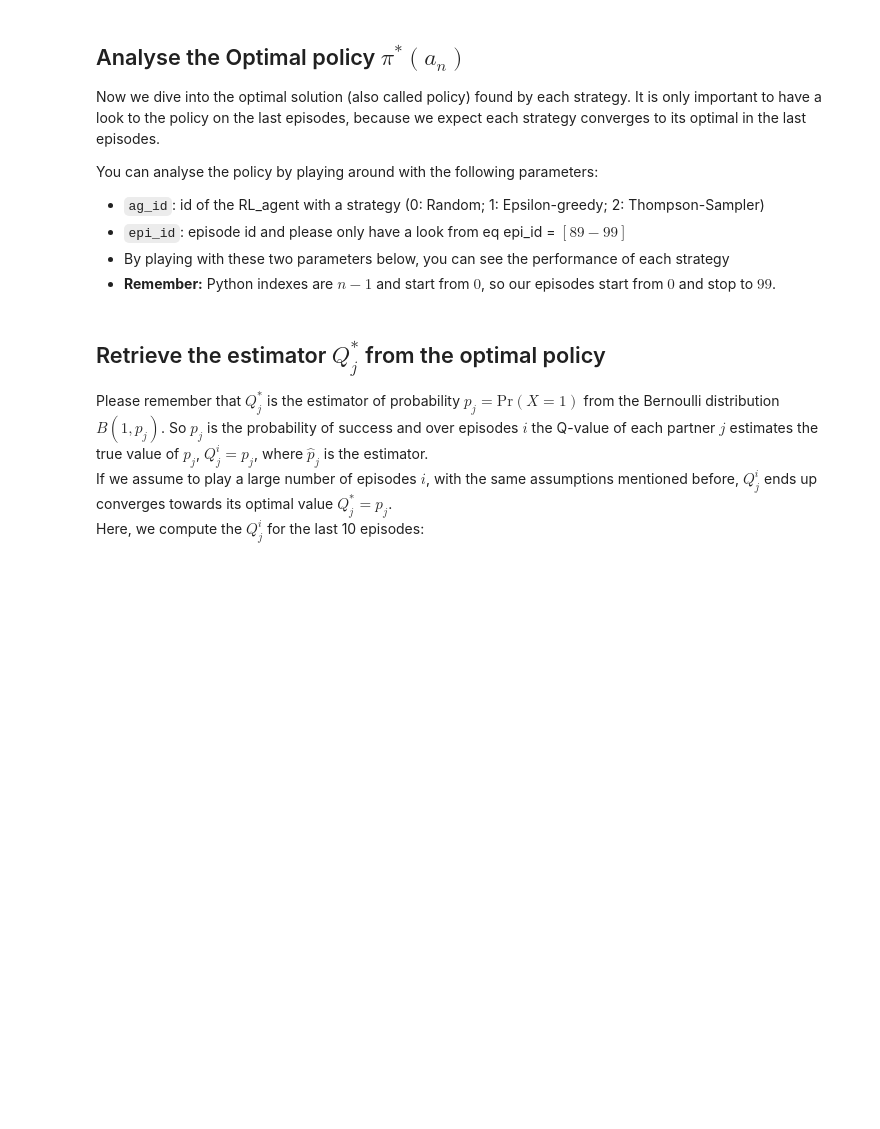
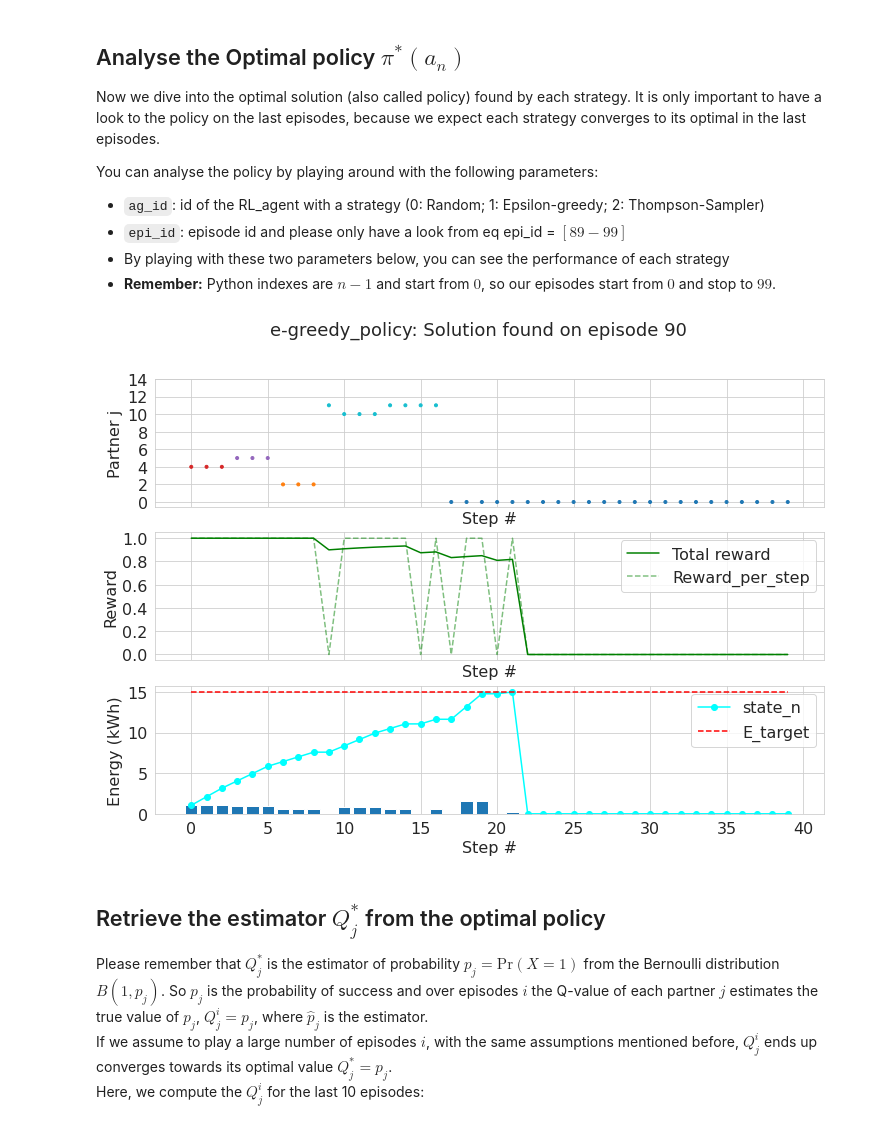
Before and after one commit to tabsa/P2P_market_MAD, a Jupyter notebook: Data_analysis_and_Policy.ipynb, the cells around one changed output. Saved outputs shown, nothing was run; the diff lists cells and outputs as text; code cells hidden in the pictures; blank space fills up the shorter version.

```diff
--- a/Data_analysis_and_Policy.ipynb
+++ b/Data_analysis_and_Policy.ipynb
@@ -189,27 +194,29 @@ You can analyse the policy by playing around with the following parameters:
 # %%
 # Result data structure
 pol_sol = data['policy_sol'] # Optimal policy per agent
 e_target = data['simulation']['target'] # Energy target per episode (array)
 ag_label = data['agents']['id'] # Agent type (Random, Epsilon-greedy, Thompson-Sampler)
 no_offers = data['simulation']['environment'].no_offers # No of offers to trade with
 no_epi = data['simulation']['episodes'] # Episodes #
 # Plot parameters
-ag_id = 2 # Agent type (0, 1, 2...)
-epi_id = 92 # Episode id
+ag_id = 1 # Agent type (0, 1, 2...)
+epi_id = 90 # Episode id
 ax_label = ['Step #', 'Partner j', 'Reward','Energy (kWh)']
 ax_size = 16
 fig, ax = plot_action_choice(pol_sol[ag_id], e_target[epi_id], epi_id, no_offers, (12,8)) # Make the plot
 # Set labels of each subplot
 [ax[i].set_xlabel(xlabel=ax_label[0], fontsize=ax_size) for i in range(len(ax))]
 [ax[i].set_ylabel(ylabel=ax_label[i+1], fontsize=ax_size) for i in range(len(ax))]
 [ax[i].tick_params(axis='x', labelsize=ax_size) for i in range(len(ax))]
 [ax[i].tick_params(axis='y', labelsize=ax_size) for i in range(len(ax))]
 # Set legend of Subplots 2 and 3
 [ax[i].legend(fontsize=ax_size) for i in np.arange(1, len(ax))]
 # Set title
 #[ax[i].set_title(subplot_title[i], fontsize=18) for i in range(len(ax))]
 fig.suptitle(f'{ag_label[ag_id]}: Solution found on episode {epi_id}', fontsize=18)
 plt.show()
+# %% [output]
+[figure, added]
 # %% [markdown]
 ## Retrieve the estimator $Q^{\ast}_j$ from the optimal policy
 Please remember that $Q^{\ast}_j$ is the estimator of probability $p_j = \text{Pr}(X=1)$ from the Bernoulli distribution $B(1, p_j)$. So $p_j$ is the probability of success and over episodes $i$ the Q-value of each partner $j$ estimates the true value of $p_j$, $Q^i_j = \hat{p}_j$, where $\hat{p}_j$ is the estimator. <br>
```
Also changed, not shown: parts of 6 cells of this notebook, 2 other files.
